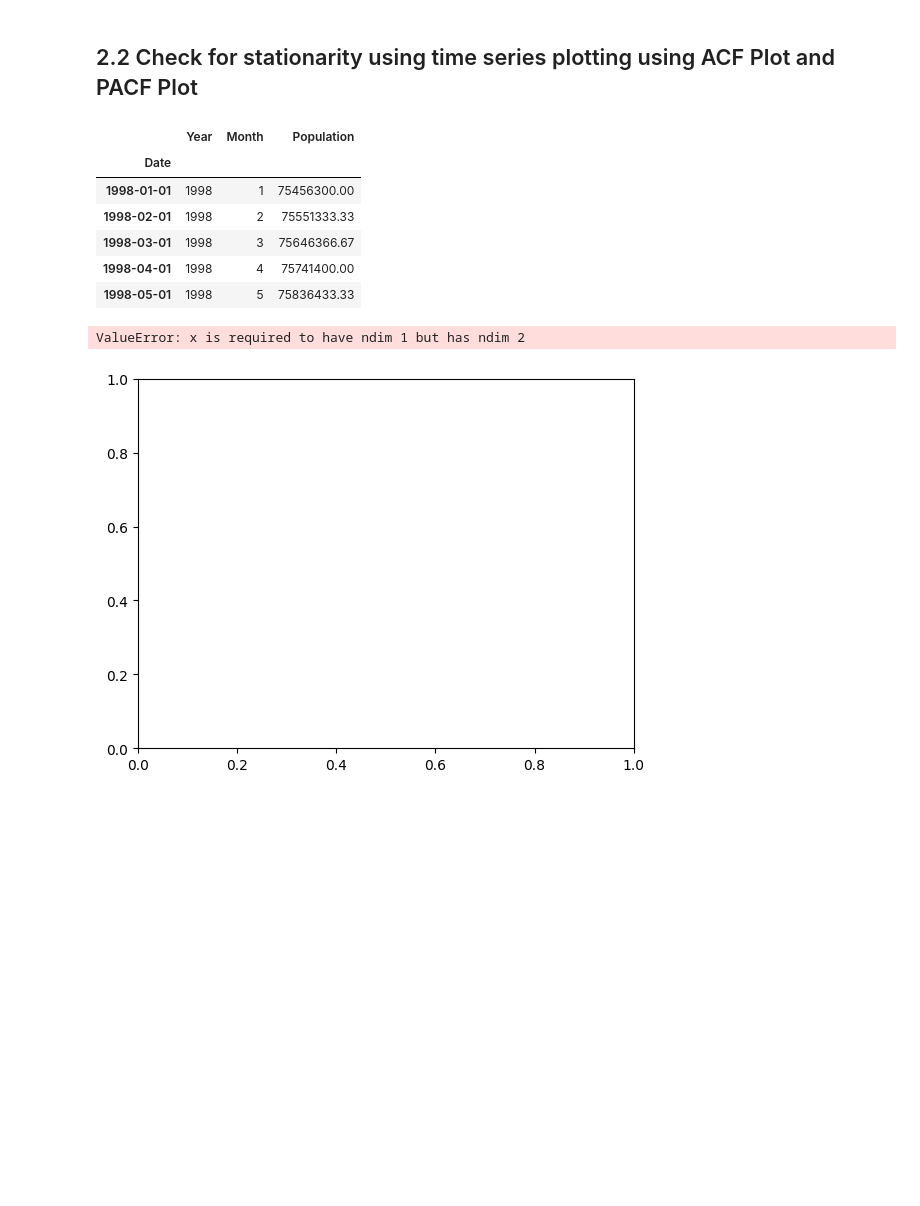
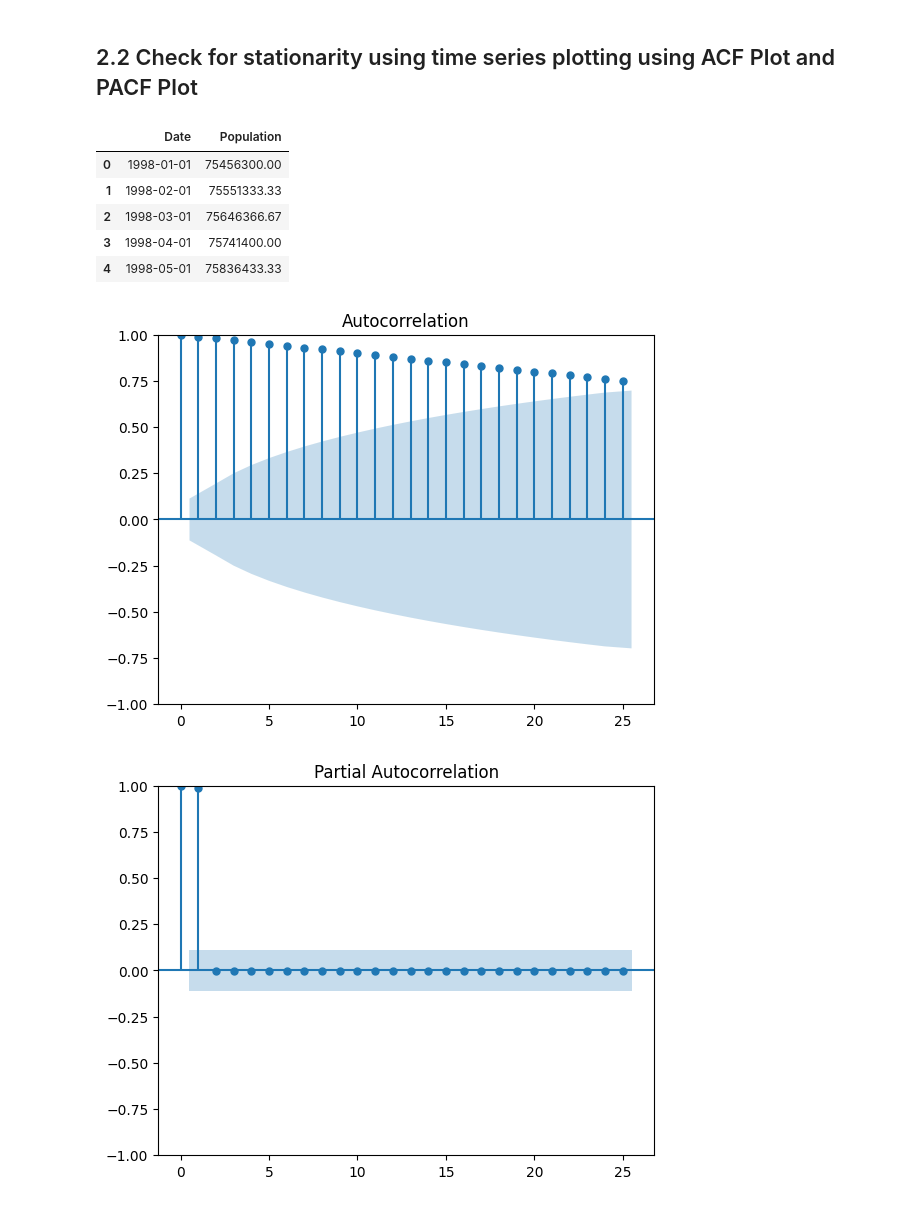
Before and after one commit to phatdtvdvt/Electricity-generation-predictor, a Jupyter notebook: [Part 3] Predicting_Exogenous_Variable_Using_ARIMA_SARIMA.ipynb, the cells around one changed output. Saved outputs shown, nothing was run; the diff lists cells and outputs as text; code cells hidden in the pictures; blank space fills up the shorter version.

Commit message:
Update train data and test data

```diff
--- a/[Part 3] Predicting_Exogenous_Variable_Using_ARIMA_SARIMA.ipynb
+++ b/[Part 3] Predicting_Exogenous_Variable_Using_ARIMA_SARIMA.ipynb
@@ -46,12 +46,6 @@ MONTHS = [month for month in range(1, 13)]
 # %% [markdown]
 ## 2.1 Check for stationarity using time series plotting
 # %%
-# Tạo cột Date từ Year và Month
-population_df['Date'] = pd.to_datetime(population_df[['Year', 'Month']].assign(Day=1))
-
-# Đặt cột Date làm chỉ mục
-population_df.set_index('Date', inplace=True)
-
 # Vẽ đồ thị
 plt.figure(figsize=(14, 7))
 plt.plot(population_df.index, population_df['Population'], marker='o', markersize=2)
@@ -76,19 +70,22 @@ plt.show()
 # %%
 population_df.head()
 # %% [output]
-|  | Year | Month | Population |
-| Date |  |  |  |
-| 1998-01-01 | 1998 | 1 | 75456300.00 |
-| 1998-02-01 | 1998 | 2 | 75551333.33 |
-| 1998-03-01 | 1998 | 3 | 75646366.67 |
-| 1998-04-01 | 1998 | 4 | 75741400.00 |
-| 1998-05-01 | 1998 | 5 | 75836433.33 |
+|  | Date | Population |
+| 0 | 1998-01-01 | 75456300.00 |
+| 1 | 1998-02-01 | 75551333.33 |
+| 2 | 1998-03-01 | 75646366.67 |
+| 3 | 1998-04-01 | 75741400.00 |
+| 4 | 1998-05-01 | 75836433.33 |
 # %%
 from statsmodels.graphics.tsaplots import plot_acf, plot_pacf
 
-acf_original = plot_acf(population_df)
+# Assuming 'population_df' is your DataFrame
+# Select the 'Population' column
+population_series = population_df['Population']
 
-pacf_original = plot_pacf(population_df)
+# Plot ACF and PACF
+acf_original = plot_acf(population_series)
+pacf_original = plot_pacf(population_series)
 # %% [output]
-ValueError: x is required to have ndim 1 but has ndim 2
-[figure, old version]
+[figure, new version]
+[figure, added]
```
Also changed, not shown: parts of 10 cells of this notebook, 15 other files.
